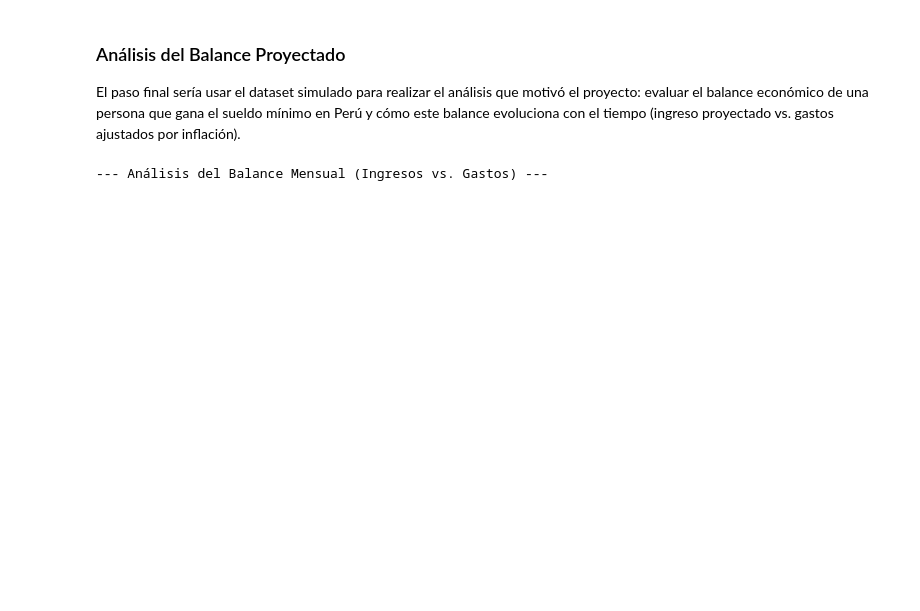
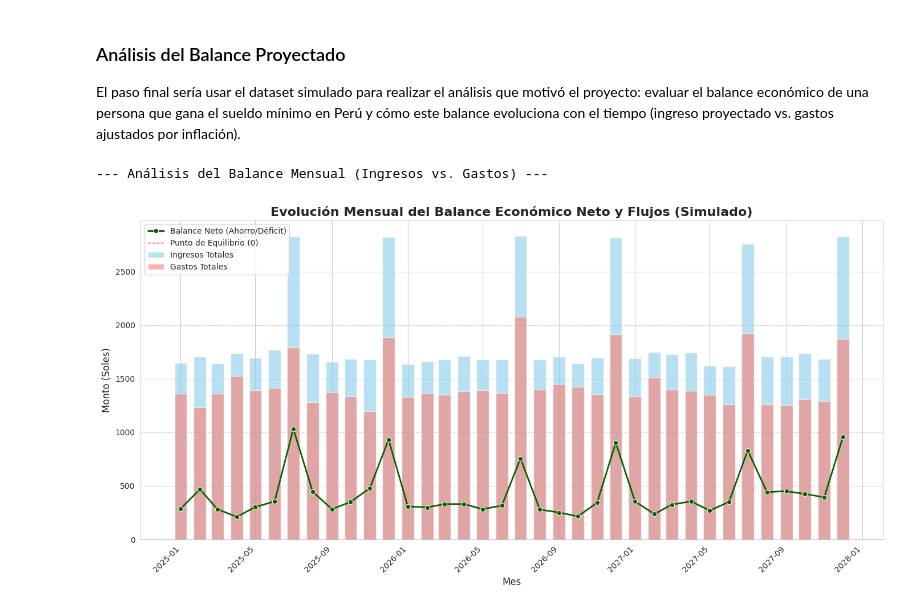
Before and after one commit to LuisCRicci/gastos_personales_dataset_generator, a Jupyter notebook: generator.ipynb, the cells around one changed output. Saved outputs shown, nothing was run; the diff lists cells and outputs as text; code cells hidden in the pictures; blank space fills up the shorter version.

```diff
--- a/generator.ipynb
+++ b/generator.ipynb
@@ -1398,38 +1395,89 @@ df_final_simulacion['Anio_Mes'] = df_final_simulacion['fecha'].dt.to_period('M')
 # Agrupar transacciones por mes y tipo
 df_balance = df_final_simulacion.groupby(['Anio_Mes', 'tipo'])['monto'].sum().unstack(fill_value=0).reset_index()
 
 # Calcular el balance (Ahorro/Déficit)
 df_balance['Balance_Neto'] = df_balance['ingreso'] - df_balance['gasto']
 
 # Convertir Period a datetime para graficar
 df_balance['Fecha_dt'] = df_balance['Anio_Mes'].dt.to_timestamp()
 
-# Visualización del Balance Neto
-plt.figure(figsize=(14, 6))
-sns.lineplot(data=df_balance, x='Fecha_dt', y='Balance_Neto', marker='o', color='green', label='Balance Neto (Ingreso - Gasto)')
+# Visualización MEJORADA del Balance, Ingresos y Gastos
+plt.figure(figsize=(14, 7))
+
+# 1. Graficar Ingresos y Gastos (como barras o líneas)
+plt.bar(df_balance['Fecha_dt'], df_balance['ingreso'], width=20, alpha=0.6, color='skyblue', label='Ingresos Totales')
+plt.bar(df_balance['Fecha_dt'], df_balance['gasto'], width=20, alpha=0.6, color='salmon', label='Gastos Totales')
+
+# 2. Graficar el Balance Neto (Línea para resaltar la tendencia)
+sns.lineplot(data=df_balance, x='Fecha_dt', y='Balance_Neto', marker='o', color='darkgreen', linewidth=2, label='Balance Neto (Ahorro/Déficit)')
+
 plt.axhline(0, color='red', linestyle='--', linewidth=1, label='Punto de Equilibrio (0)')
 
-plt.title('Evolución del Balance Económico Neto (Simulado)', fontsize=16, fontweight='bold')
+plt.title('Evolución Mensual del Balance Económico Neto y Flujos (Simulado)', fontsize=16, fontweight='bold')
 plt.xlabel('Mes', fontsize=12)
-plt.ylabel('Balance Neto (Soles)', fontsize=12)
+plt.ylabel('Monto (Soles)', fontsize=12)
 plt.grid(True, axis='y', linestyle='--')
 plt.xticks(rotation=45, ha='right')
-plt.legend()
+plt.legend(loc='upper left')
 plt.tight_layout()
 
 ruta_grafica_balance = os.path.join(os.getcwd(), 'balance_mensual_simulado.png')
 plt.savefig(ruta_grafica_balance)
 plt.show()
-
-print(f"Se ha guardado la gráfica del balance en: {ruta_grafica_balance}")
 
 # Resumen de Ahorro/Déficit promedio
 ahorro_promedio = df_balance['Balance_Neto'].mean()
 print(f"\nPromedio mensual de Balance Neto (Ahorro/Déficit) en el periodo simulado: S/ {ahorro_promedio:.2f}")
 
 if ahorro_promedio > 0:
     print("Conclusión Preliminar: La simulación sugiere un pequeño margen de ahorro en promedio.")
+
+    print("\n--- Análisis de Meses Críticos ---")
+    # Mes de mayor ahorro
+    mes_max_ahorro = df_balance.loc[df_balance['Balance_Neto'].idxmax()]
+    print(f"💰 Mayor Ahorro registrado: {mes_max_ahorro['Balance_Neto']:.2f} Soles en {mes_max_ahorro['Anio_Mes']}")
+
+    # Mes de mayor déficit
+    mes_max_deficit = df_balance.loc[df_balance['Balance_Neto'].idxmin()]
+    print(f"🔻 Mayor Déficit registrado: {mes_max_deficit['Balance_Neto']:.2f} Soles en {mes_max_deficit['Anio_Mes']}")
+
+    # Conteo de meses en déficit
+    meses_deficit = (df_balance['Balance_Neto'] < 0).sum()
+    total_meses = len(df_balance)
+    print(f"\nNúmero de meses con Déficit (Gasto > Ingreso): {meses_deficit} de {total_meses} ({meses_deficit/total_meses*100:.1f}%)")
+
 else:
     print("Conclusión Preliminar: La simulación sugiere un déficit mensual promedio, indicando que el sueldo mínimo no cubre los gastos proyectados.")
+
+
+
+
+
+# =========================================================================
+# 5.1 CÁLCULO DEL AHORRO TOTAL DEL PERIODO
+# =========================================================================
+
+# Sumar la columna Balance_Neto para obtener el Ahorro/Déficit total
+ahorro_total_periodo = df_balance['Balance_Neto'].sum()
+num_meses_simulados = len(df_balance)
+
+print("\n" + "="*50)
+print("📈 RESULTADO FINAL DEL PERIODO SIMULADO")
+print("="*50)
+
+print(f"Número total de meses simulados: {num_meses_simulados}")
+print(f"Promedio mensual de Balance Neto: S/ {ahorro_promedio:.2f}")
+print(f"")
+
+# Conclusión basada en el Ahorro Total
+if ahorro_total_periodo >= 0:
+    print(f"✅ Ahorro Neto Total del Periodo (S/ {ANIO_INICIO_SIMULACION}-{ANIO_FIN_SIMULACION}): S/ {ahorro_total_periodo:,.2f}")
+    print("\nCONCLUSIÓN: El individuo simulado logró generar un **ahorro positivo** neto durante el periodo completo de simulación.")
+else:
+    print(f"❌ Déficit Neto Total del Periodo (S/ {ANIO_INICIO_SIMULACION}-{ANIO_FIN_SIMULACION}): S/ {abs(ahorro_total_periodo):,.2f}")
+    print("\nCONCLUSIÓN: El individuo simulado incurrió en un **déficit negativo** neto durante el periodo completo de simulación, indicando que los gastos superaron los ingresos.")
+
+print("="*50)
 # %% [output]
 --- Análisis del Balance Mensual (Ingresos vs. Gastos) ---
+[figure, added]
```
Also changed, not shown: parts of 9 cells of this notebook, 6 other files.
